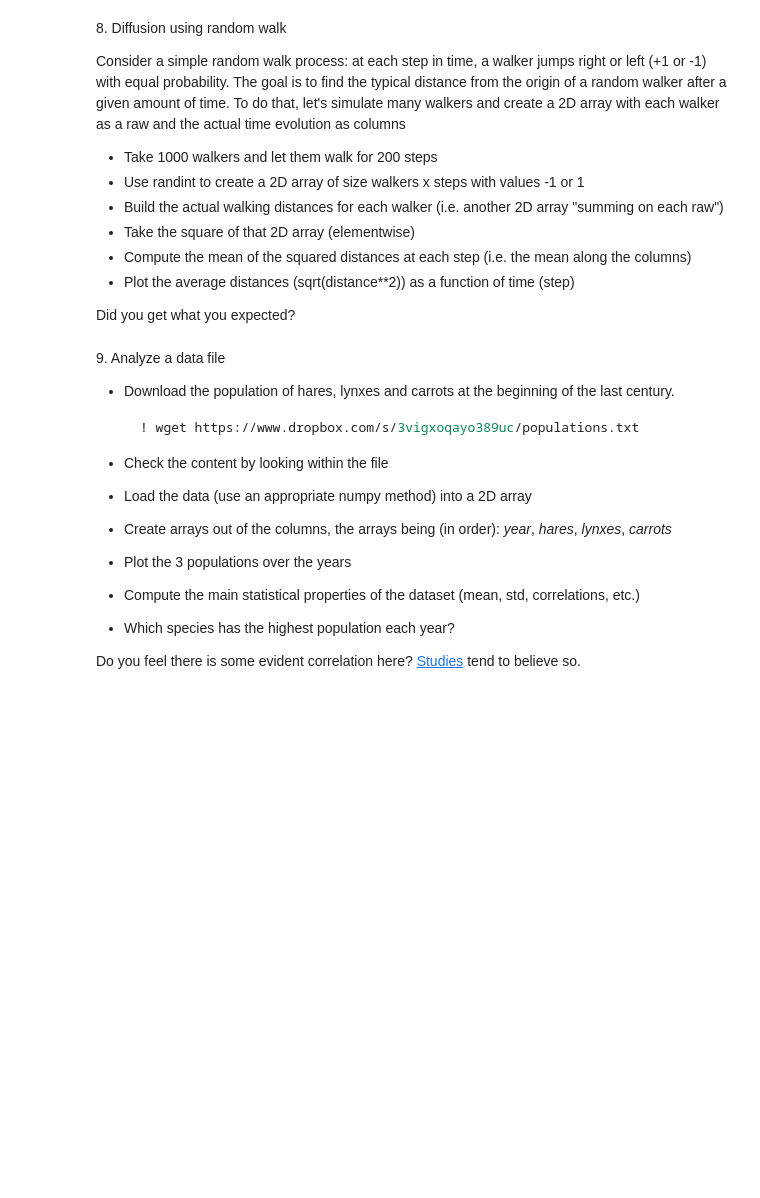
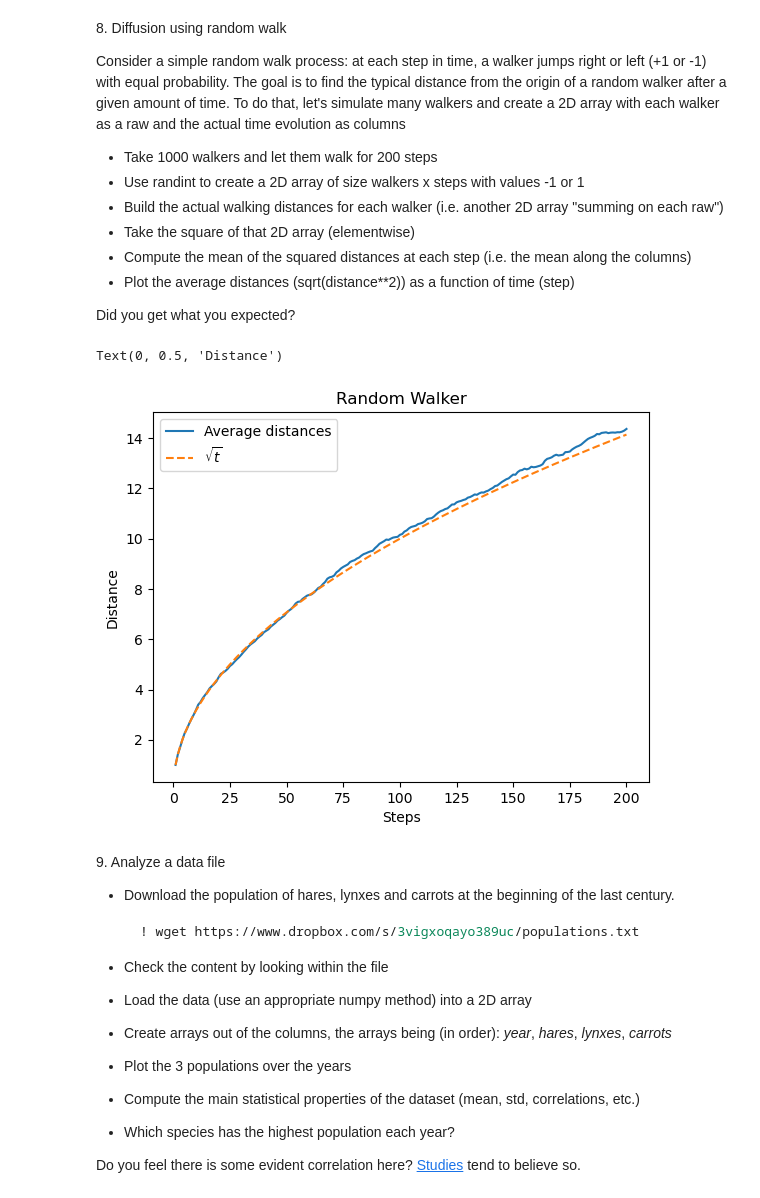
Before and after one commit to adrianorellanamontes/LaboratoryOfComputationalPhysics_Y8, a Jupyter notebook: 04ex_Numpy.ipynb, the cells around one changed output. Drawn from its saved outputs; the diff is of its cells as text; code cells hidden in the pictures; blank space fills up the shorter version.

```diff
--- a/04ex_Numpy.ipynb
+++ b/04ex_Numpy.ipynb
@@ -292,6 +292,34 @@ To do that, let's simulate many walkers and create a 2D array with each walker a
   * Plot the average distances (sqrt(distance\*\*2)) as a function of time (step)
 
 Did you get what you expected?
+# %%
+# Take 1000 walkers and let them walk for 200 steps.
+N = 1000
+t = 200
+
+# Use randint to create a 2D array of size walkers x steps with values -1 or 1.
+dim = N*t
+M = np.random.randint(0,2,N*t).reshape(N,t) * 2 - 1
+
+# Walking distances.
+Distances = np.cumsum(M,axis=1)
+
+# Square of the array.
+D2 = Distances**2
+
+# Mean of the squared distances at each step.
+Mean_dist = np.mean(D2, axis=0)
+
+# Average distances as a function of time (step).
+plt.plot(np.arange(1,t+1),Mean_dist**0.5, label='Average distances')
+plt.plot(np.arange(1,t+1), np.sqrt(np.arange(1,t+1)), '--', label=r'$\sqrt{t}$')
+plt.legend()
+plt.title("Random Walker")
+plt.xlabel("Steps")
+plt.ylabel("Distance")
+# %% [output]
+Text(0, 0.5, 'Distance')
+[figure, added]
 # %% [markdown]
 9\. Analyze a data file
   * Download the population of hares, lynxes and carrots at the beginning of the last century.
```
Also changed, not shown: parts of 5 cells of this notebook, 33 other files.
